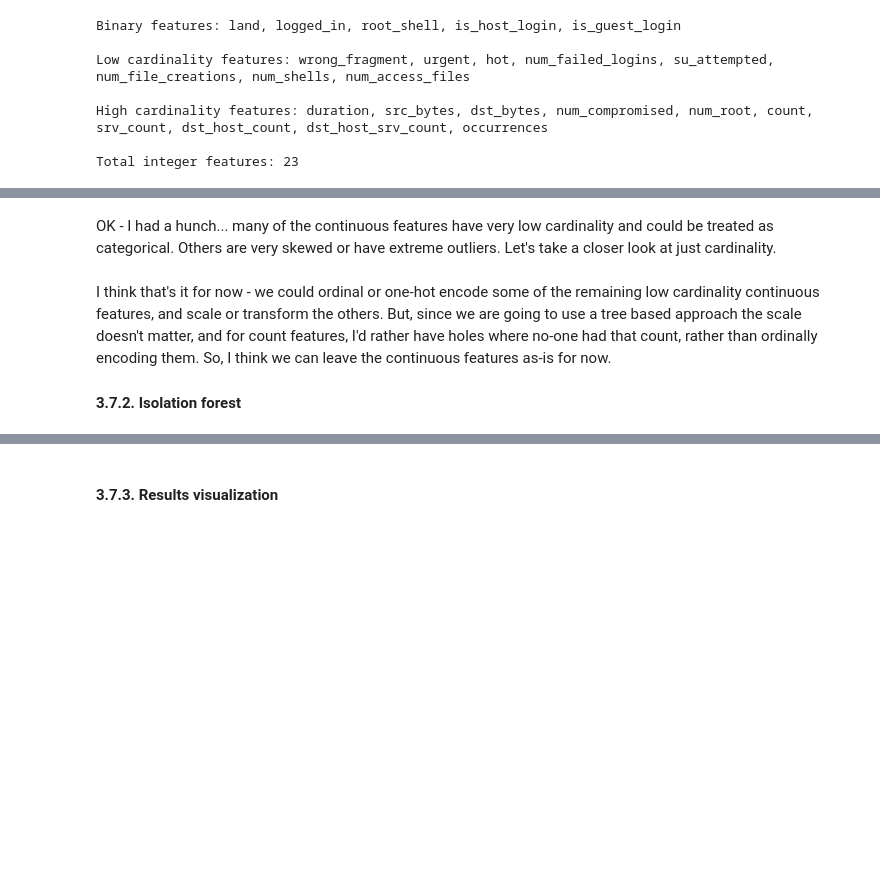
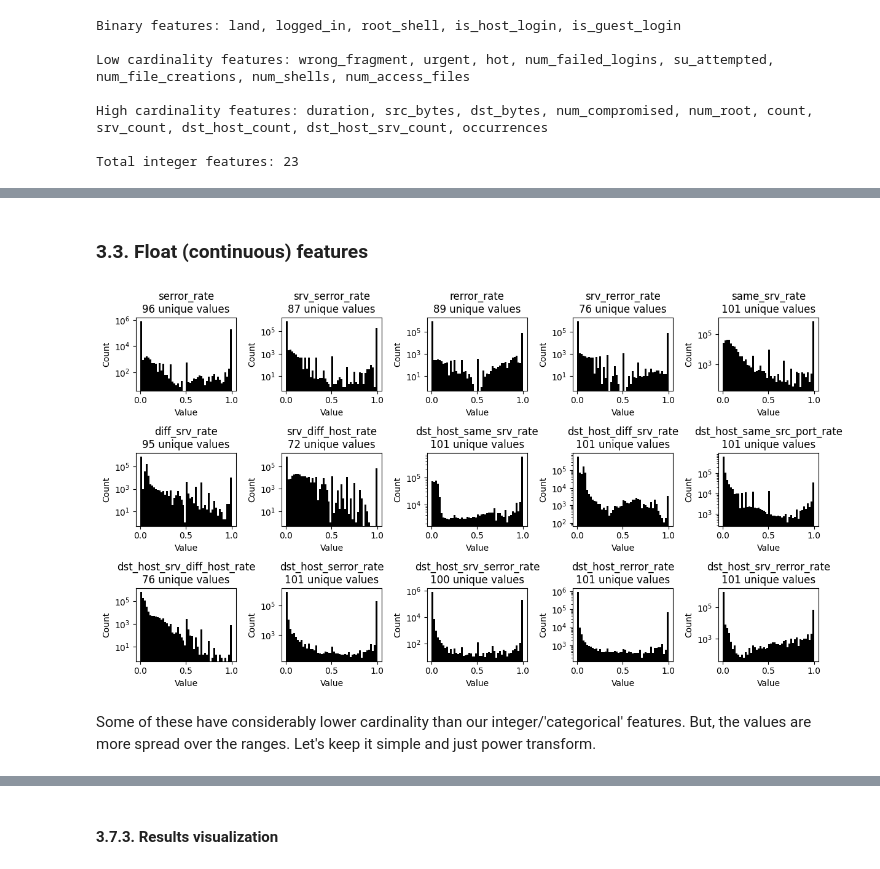
Before and after one commit to gperdrizet/fullstack-2605, a Jupyter notebook: unit-3/lesson-22/lesson-22-intrusion-detection.ipynb, the cells around one changed output, grey strips where cells are left out. Cells and saved outputs as stored; diff of their text form; code cells hidden in the pictures; blank space fills up the shorter version.

```diff
--- a/unit-3/lesson-22/lesson-22-intrusion-detection.ipynb
+++ b/unit-3/lesson-22/lesson-22-intrusion-detection.ipynb
@@ -444,30 +504,35 @@ continuous_features = [
+# %% [markdown]
+### 3.3. Float (continuous) features
 # %%
 n_cols = 5
 
 fig, axes = plt.subplots(
-    math.ceil(len(continuous_features) / n_cols),
+    math.ceil(len(float_features) / n_cols),
     n_cols,
-    figsize=(12, math.ceil(len(continuous_features) / n_cols) * 2.25)
+    figsize=(12, math.ceil(len(float_features) / n_cols) * 2.25)
 )
 
 axes = axes.flatten()
 
-for i, feature in enumerate(continuous_features):
+for i, feature in enumerate(float_features):
 
     counts = kdd_df[feature].value_counts()
 
     axes[i].set_title(f'{feature}\n{len(counts)} unique values')
 
     axes[i].hist(kdd_df[feature], bins=50, color='black')
     axes[i].set_xlabel('Value')
     axes[i].set_ylabel('Count')
+    axes[i].set_yscale('log')
 
 while i < len(axes) - 1:
     axes[i + 1].set_visible(False)
     i += 1
 
 plt.tight_layout()
 plt.show()
+# %% [output]
+[figure, added]
 # %% [markdown]
-OK - I had a hunch... many of the continuous features have very low cardinality and could be treated as categorical. Others are very skewed or have extreme outliers. Let's take a closer look at just cardinality.
+Some of these have considerably lower cardinality than our integer/'categorical' features. But, the values are more spread over the ranges. Let's keep it simple and just power transform.
 # %%
@@ -478,4 +541,0 @@ kdd_df.drop(columns=['num_outbound_cmds', 'logged_in'], inplace=True)
-# %% [markdown]
-I think that's it for now - we could ordinal or one-hot encode some of the remaining low cardinality continuous features, and scale or transform the others. But, since we are going to use a tree based approach the scale doesn't matter, and for count features, I'd rather have holes where no-one had that count, rather than ordinally encoding them. So, I think we can leave the continuous features as-is for now.
-
-#### 3.7.2. Isolation forest
```
Also changed, not shown: parts of 26 cells of this notebook.
